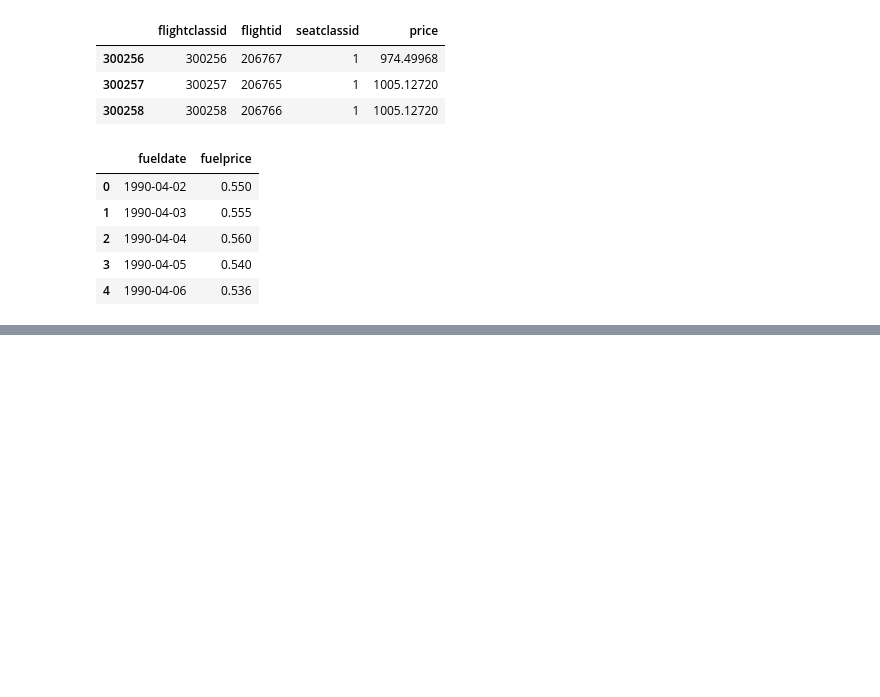
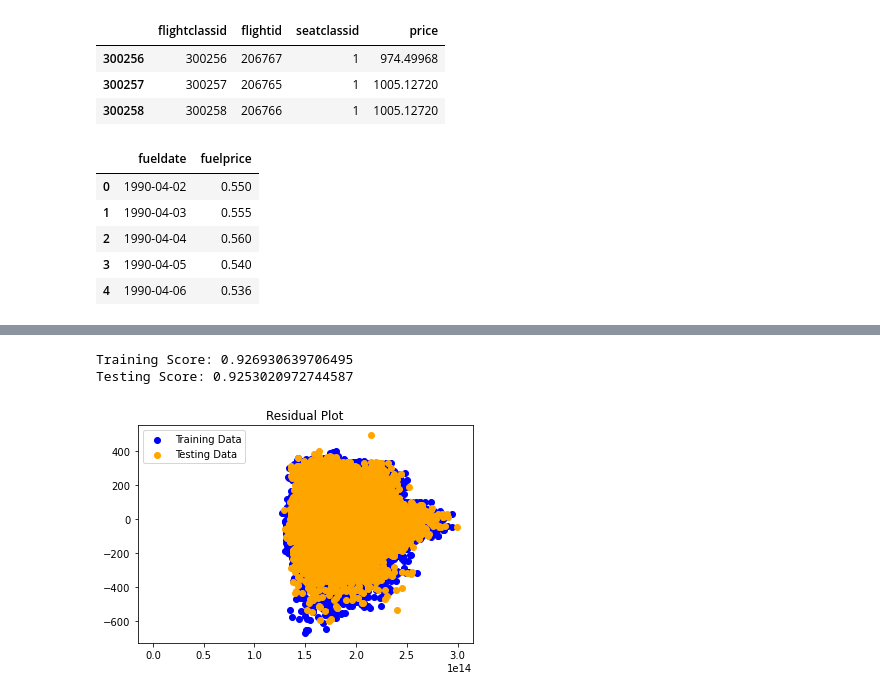
Before and after one commit to aimeevu/group-7-project-4, a Jupyter notebook: DataToSQL_FastLoad.ipynb, the cells around one changed output, grey strips where cells are left out. Cells and saved outputs as stored; diff of their text form; code cells hidden in the pictures; blank space fills up the shorter version.

Commit message:
Linear Regression
Linear ML, manually adjusted csv files.

```diff
--- a/DataToSQL_FastLoad.ipynb
+++ b/DataToSQL_FastLoad.ipynb
@@ -278,0 +299,4 @@ flightfuelDF.head()
+# %%
+# X.head()
+X_dummies = pd.get_dummies(X)
+print(X_dummies.columns)
@@ -278,0 +323,7 @@ flightfuelDF.head()
+# %%
+X = X_dummies
+X = pd.DataFrame(X)
+X_train, X_test, y_train, y_test = train_test_split(X, y, random_state=1)
+scaler = StandardScaler().fit(X_train)
+X_train_scaled = scaler.transform(X_train)
+X_test_scaled = scaler.transform(X_test)
@@ -278,0 +349,25 @@ flightfuelDF.head()
+# %%
+from sklearn.linear_model import LinearRegression
+model = LinearRegression()
+# %%
+### BEGIN SOLUTION
+model.fit(X_train_scaled, y_train)
+training_score = model.score(X_train_scaled, y_train)
+testing_score = model.score(X_test_scaled, y_test)
+
+### END SOLUTION
+
+print(f"Training Score: {training_score}")
+print(f"Testing Score: {testing_score}")
+# %% [output]
+Training Score: 0.926930639706495
+Testing Score: 0.9253020972744587
+# %%
+plt.scatter(model.predict(X_train), model.predict(X_train_scaled) - y_train, c="blue", label="Training Data")
+plt.scatter(model.predict(X_test), model.predict(X_test_scaled) - y_test, c="orange", label="Testing Data")
+plt.legend()
+plt.hlines(y=0, xmin=y.min(), xmax=y.max())
+plt.title("Residual Plot")
+plt.show()
+# %% [output]
+[figure, added]
```
Also changed, not shown: parts of 9 cells of this notebook, 2 other files.
